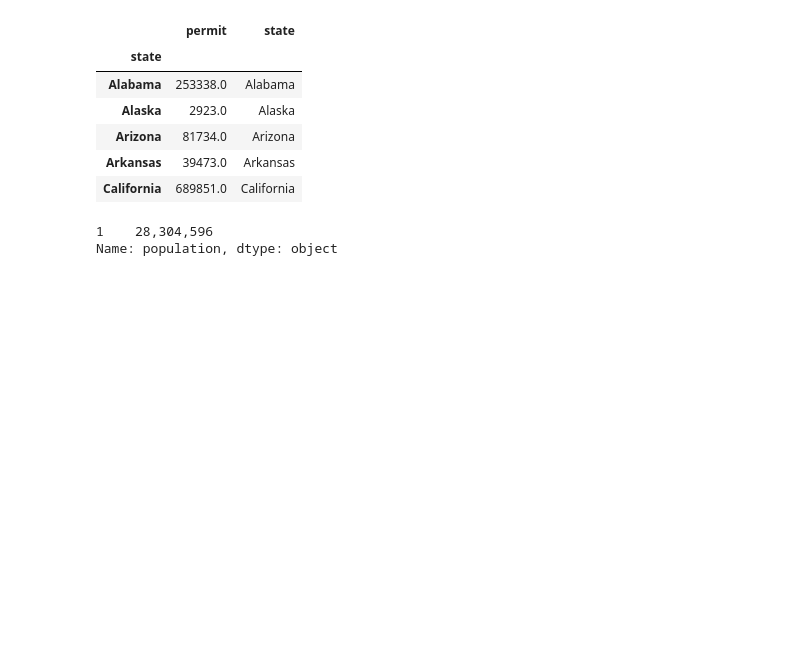
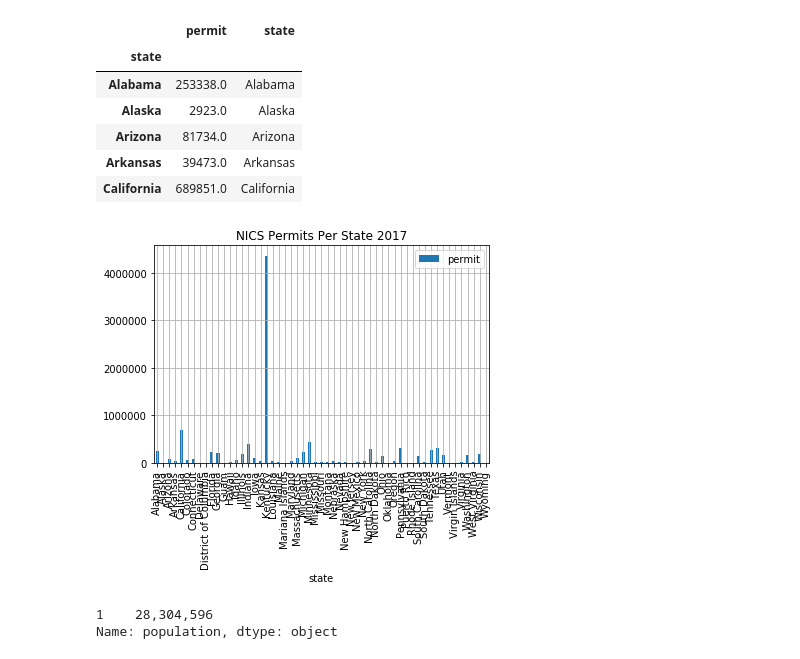
Before and after one commit to vabigdatamover/dream-team, a Jupyter notebook: GraphingFirearms_v1_Gene.ipynb, the cells around one changed output. Cells and saved outputs as stored; diff of their text form; code cells hidden in the pictures; blank space fills up the shorter version.

```diff
--- a/GraphingFirearms_v1_Gene.ipynb
+++ b/GraphingFirearms_v1_Gene.ipynb
@@ -115,6 +140,17 @@ permit_df.head()
 | Arizona | 81734.0 | Arizona |
 | Arkansas | 39473.0 | Arkansas |
 | California | 689851.0 | California |
+# %%
+ax1 = permit_df.plot.bar(x='state', y='permit')
+
+# Adding grid, title, and labels
+plt.grid(True)
+plt.title('NICS Permits Per State 2017')
+#plt.xlabel('x label text')
+#plt.ylabel('y label text')
+plt.savefig('output/permits2017.png', bbox_inches="tight")
+# %% [output]
+[figure, added]
 # %%
 print(population_data[population_data["state"] == "Texas"]['population'])
 population_data.head()
```
Also changed, not shown: parts of 6 cells of this notebook, 3 other files.
